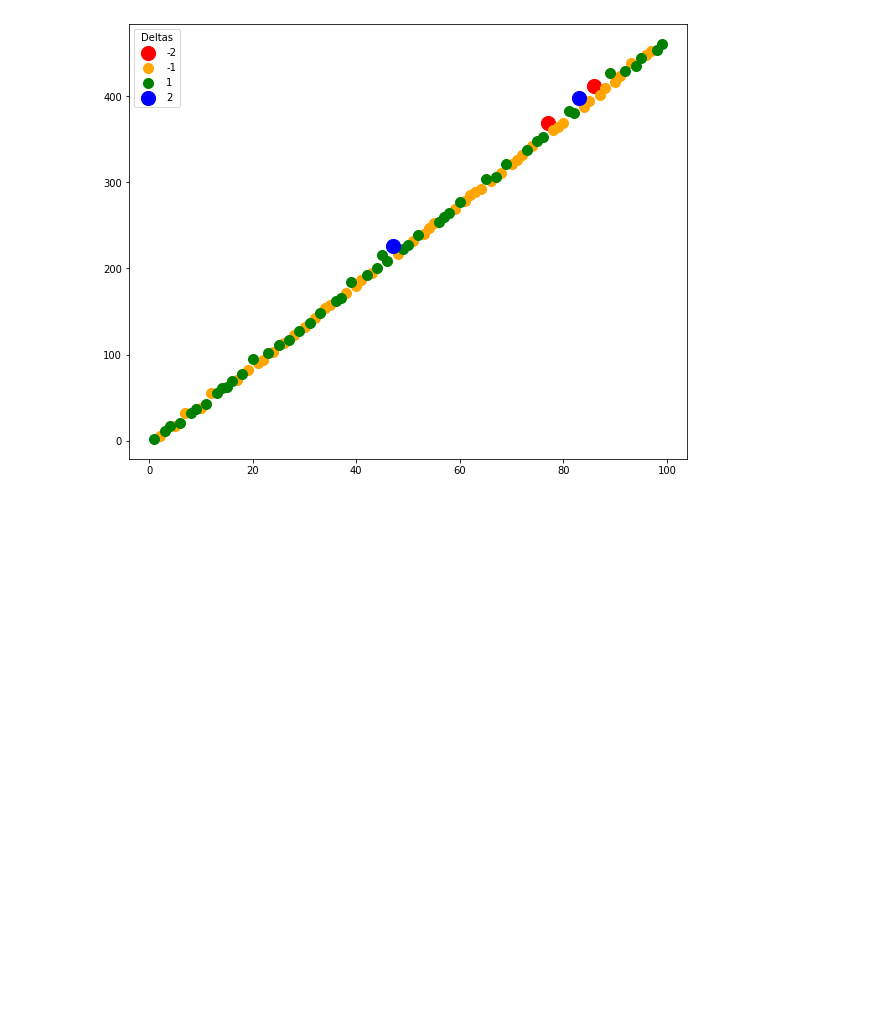
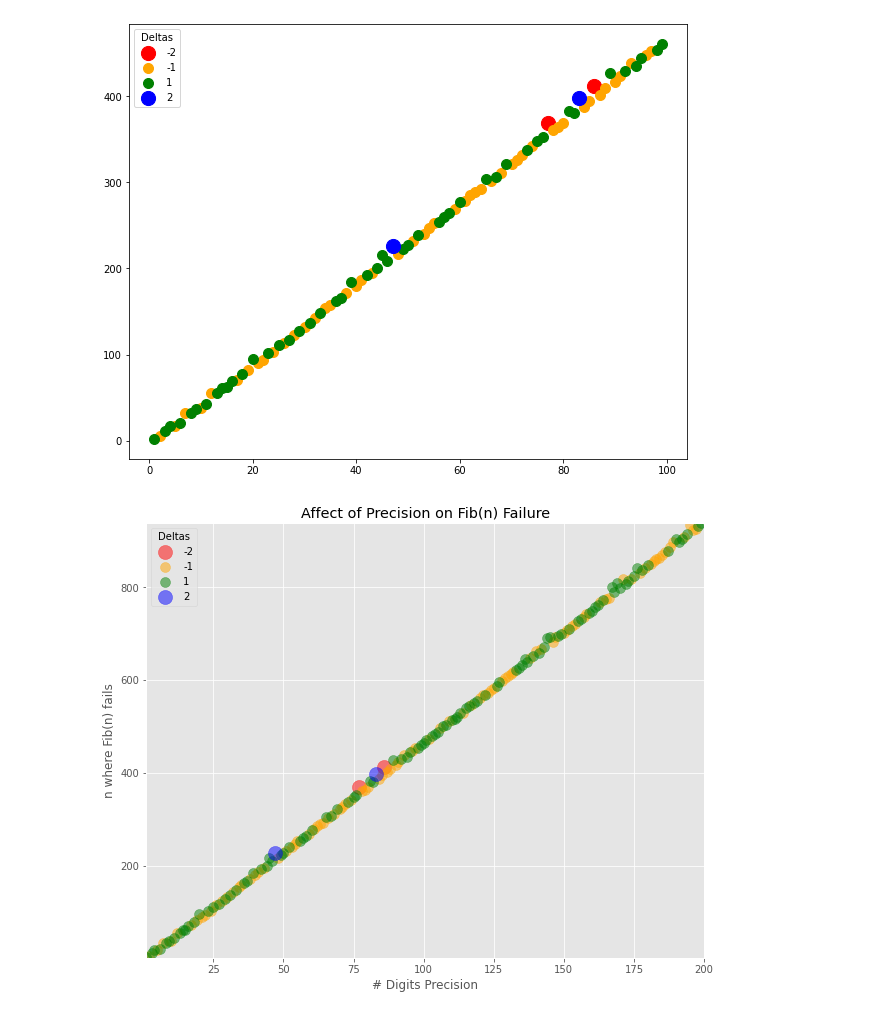
Before and after one commit to ScottJWalter/meanderings, a Jupyter notebook: Fibonacci Numbers With the Golden Ratio.ipynb, the cells around one changed output. Drawn from its saved outputs; the diff is of its cells as text; code cells hidden in the pictures; blank space fills up the shorter version.

Commit message:
plot tweaking

```diff
--- a/Fibonacci Numbers With the Golden Ratio.ipynb
+++ b/Fibonacci Numbers With the Golden Ratio.ipynb
@@ -271,9 +258,32 @@ colors = ['red', 'orange', '', 'green', 'blue']
 fig, ax = plt.subplots(figsize=(10,8))
 
 for name, group in df3.groupby('delta'):
-    ax.scatter(x="precision", y="n", data=group, label=name, s=100 * abs(int(name)), c=colors[int(name)+2])
+    ax.scatter(x="precision", y="n", data=group, label=name, s=100 * abs(int(name)), c=colors[int(name)+2], vmin=0)
 
 ax.legend(title="Deltas")
 # %% [output]
 <matplotlib.legend.Legend at 0x...>
 [figure]
+# %%
+def fib_precision_plot(low_prec, high_prec):
+    df3 = pd.DataFrame(build_dataset(low_prec, high_prec), columns=labels)
+
+    colors = ['red', 'orange', '', 'green', 'blue']
+
+    plt.style.use('ggplot')
+
+    fig, ax = plt.subplots(figsize=(10,8))
+    ax.set_xlim(low_prec, high_prec)
+    ax.set_ylim(1, df3['n'].max())
+    ax.set_xlabel("# Digits Precision")
+    ax.set_ylabel("n where Fib(n) fails")
+
+    for name, group in df3.groupby('delta'):
+        ax.set_title("Affect of Precision on Fib(n) Failure")
+        ax.scatter(x="precision", y="n", data=group, label=name, s=100 * abs(int(name)), c=colors[int(name)+2], alpha=0.5)
+
+    ax.legend(title="Deltas")
+# %%
+fib_precision_plot(1, 200)
+# %% [output]
+[figure, added]
```
Also changed, not shown: parts of 5 cells of this notebook.
